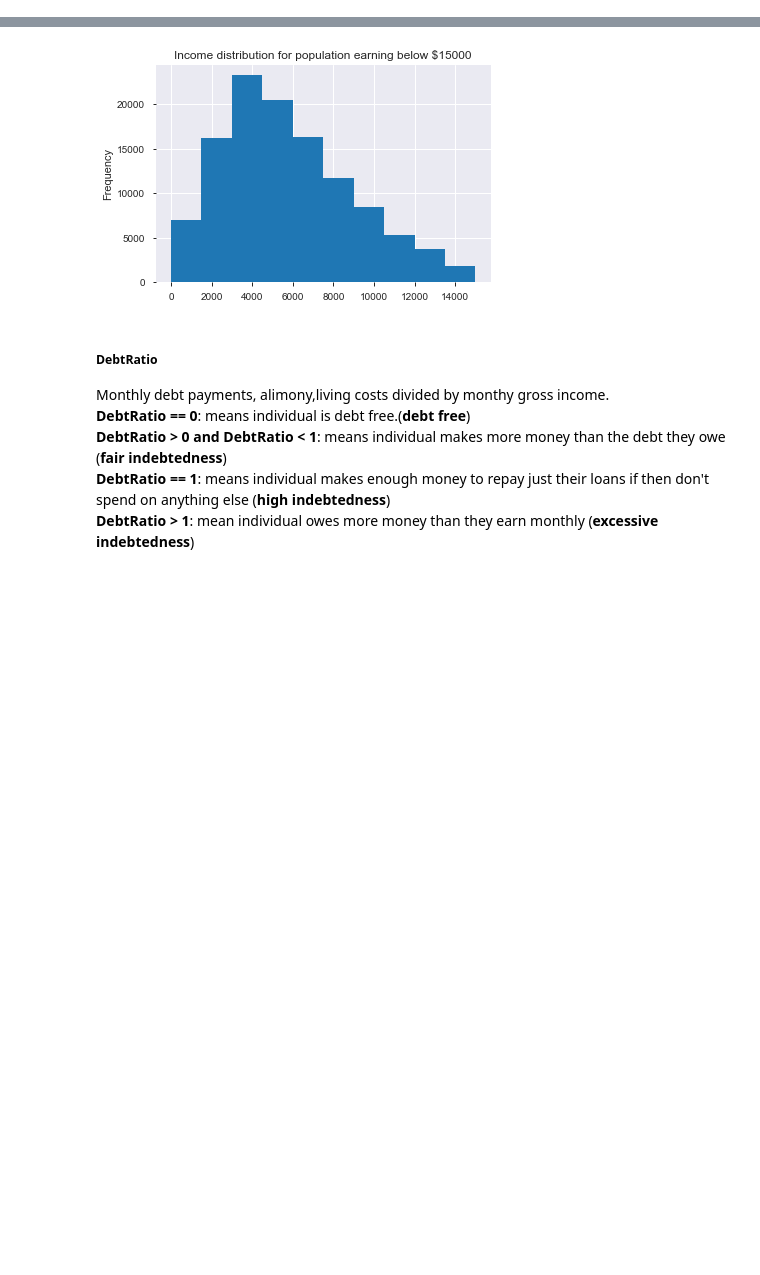
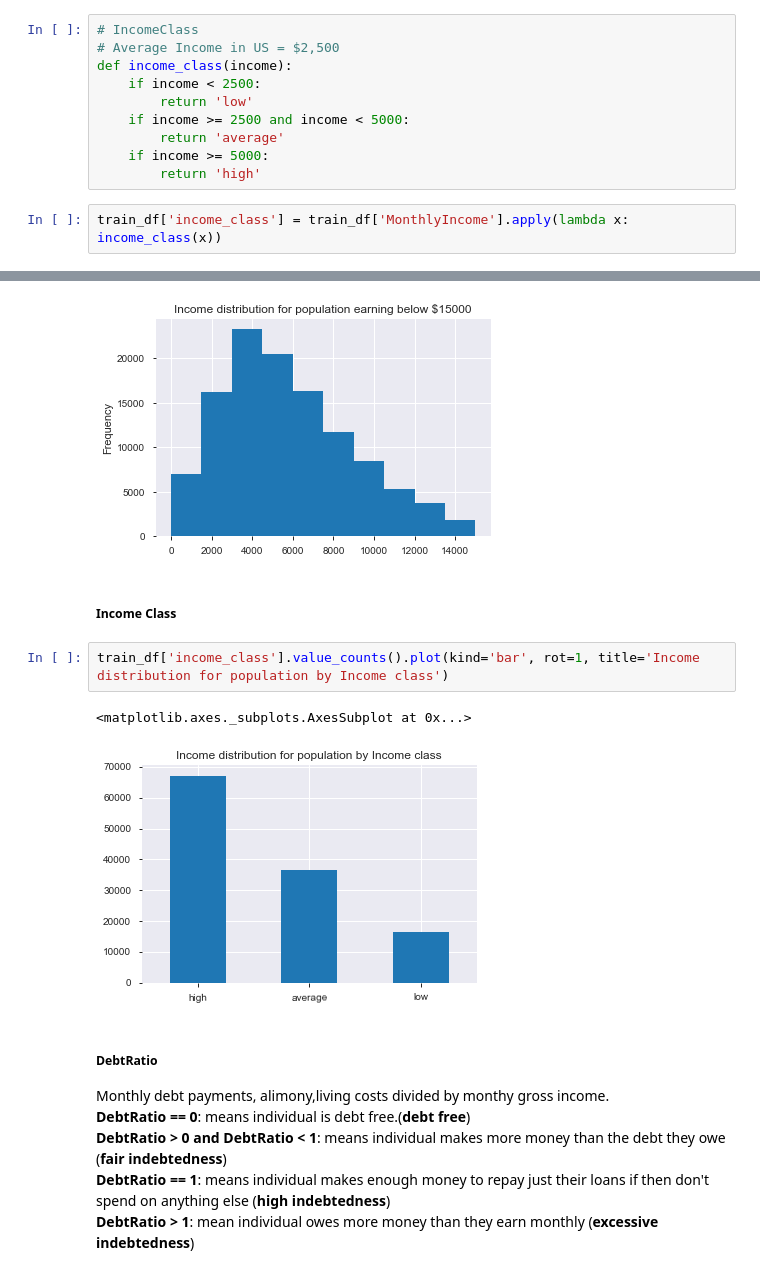
Before and after one commit to evaezekwem/nutritional-label-for-loan-recommendation-system, a Jupyter notebook: notebooks/ece278/01-exploratory analysis.ipynb, the cells around one changed output, grey strips where cells are left out. Saved outputs shown, nothing was run; the diff lists cells and outputs as text; blank space fills up the shorter version.

```diff
--- a/notebooks/ece278/01-exploratory analysis.ipynb
+++ b/notebooks/ece278/01-exploratory analysis.ipynb
@@ -157,3 +157,15 @@ train_df
 | 149998 | 0 | 0.000000 | 30 | 0 | 0.000000 | 5716.0 | ... |
 | 149999 | 0 | 0.850283 | 64 | 0 | 0.249908 | 8158.0 | ... |
 120268 rows × 13 columns
+# %%
+# IncomeClass
+# Average Income in US = $2,500
+def income_class(income):
+    if income < 2500:
+        return 'low'
+    if income >= 2500 and income < 5000:
+        return 'average'
+    if income >= 5000:
+        return 'high'
+# %%
+train_df['income_class'] = train_df['MonthlyIncome'].apply(lambda x: income_class(x))
@@ -201,6 +222,13 @@ train_df.MonthlyIncome[train_df.MonthlyIncome<15000].plot(kind='hist',title='Inc
 # %% [output]
 <matplotlib.axes._subplots.AxesSubplot at 0x...>
 [figure]
+# %% [markdown]
+##### Income Class
+# %%
+train_df['income_class'].value_counts().plot(kind='bar', rot=1, title='Income distribution for population by Income class')
+# %% [output]
+<matplotlib.axes._subplots.AxesSubplot at 0x...>
+[figure, added]
 # %% [markdown]
 ##### DebtRatio
 Monthly debt payments, alimony,living costs divided by monthy gross income.
```
Also changed, not shown: parts of 10 cells of this notebook, 1 other file.
